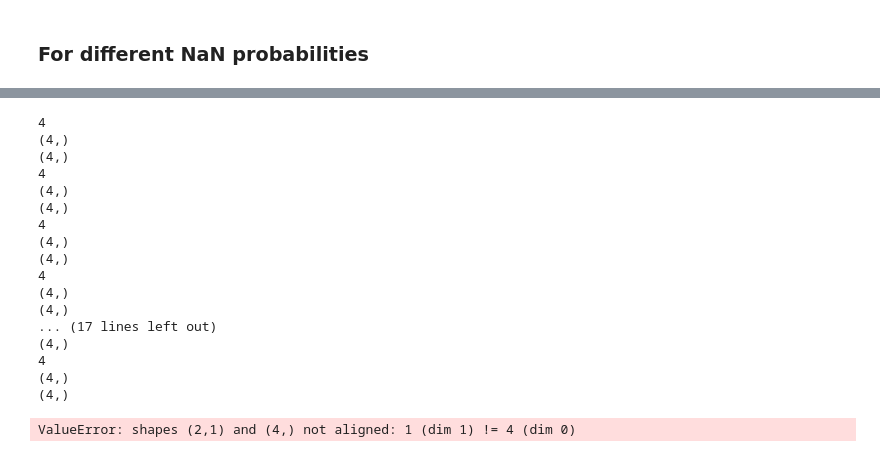
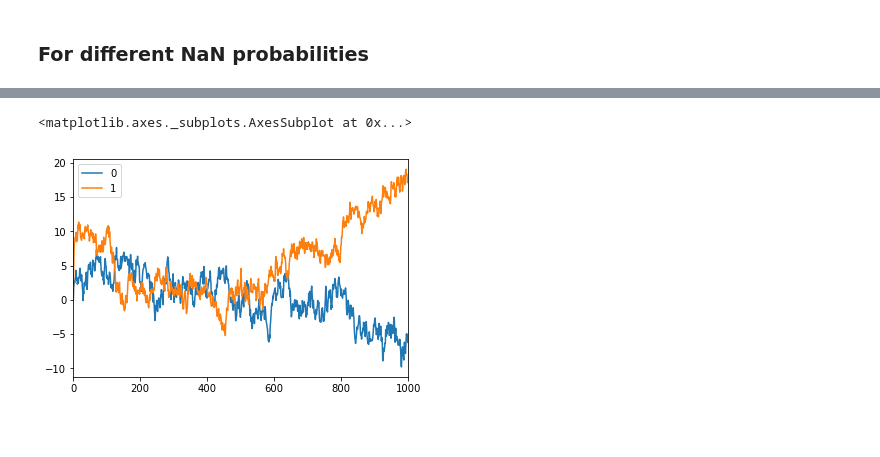
Before and after one commit to pedrobraz1990/BayesianEconometrics, a Jupyter notebook: Kalman FilterNB.ipynb, the cells around one changed output, grey strips where cells are left out. Drawn from its saved outputs; the diff is of its cells as text; code cells hidden in the pictures; blank space fills up the shorter version.

Commit message:
Kalman filter univariate for complete datasets

```diff
--- a/Kalman FilterNB.ipynb
+++ b/Kalman FilterNB.ipynb
@@ -829 +831,21 @@ to prevent usng Append
+# %%
+n = 1000 #sample size
+mut = [np.array([1,10]).reshape(m,1)]
+yt = [np.array([0,0,0,0]).reshape(p,1)]
+
+for i in range(0,1000):
+
+    temp = np.multiply(np.random.randn(m,1),np.diag(Q).reshape((m,1)))
+    temp = R.dot(temp)
+    temp = temp + mut[i]
+    mut.append(temp)
+
+    temp = np.multiply(np.random.randn(p,1),np.diag(H).reshape((p,1)))
+    yt.append(temp+Z.dot(mut[i+1]))
+
+
+yt[0] = pd.DataFrame(yt[0])
+y = pd.concat(yt,axis=1).T.reset_index(drop=True)
+mut[0] = pd.DataFrame(mut[0])
+mut = pd.concat(mut,axis=1).T.reset_index(drop=True)
 # %%
@@ -844 +864,6 @@ kf.runFilter()
+# %%
+kf.a.plot()
+# %% [output]
+<matplotlib.axes._subplots.AxesSubplot at 0x...>
+[figure, added]
 # %%
@@ -846,6 +871,6 @@ from KalmanFilter_NP import KalmanFilter_NP as KFNP
 # %%
-%%timeit
-kf = KFNP(y,
+# %%timeit
+kf2 = KFU(y,
                   Z,
                   H,
                   T,
@@ -855,23 +880,4 @@ kf = KFNP(y,
                   R,
                  nStates=2)
 
-kf.runFilter()
+kf2.runFilter()
-# %% [output]
-4
-(4,)
-(4,)
-4
-(4,)
-(4,)
-4
-(4,)
-(4,)
-4
-(4,)
-(4,)
-... (17 lines left out)
-(4,)
-4
-(4,)
-(4,)
-ValueError: shapes (2,1) and (4,) not aligned: 1 (dim 1) != 4 (dim 0)
```
Also changed, not shown: parts of 34 cells of this notebook, 3 other files.
